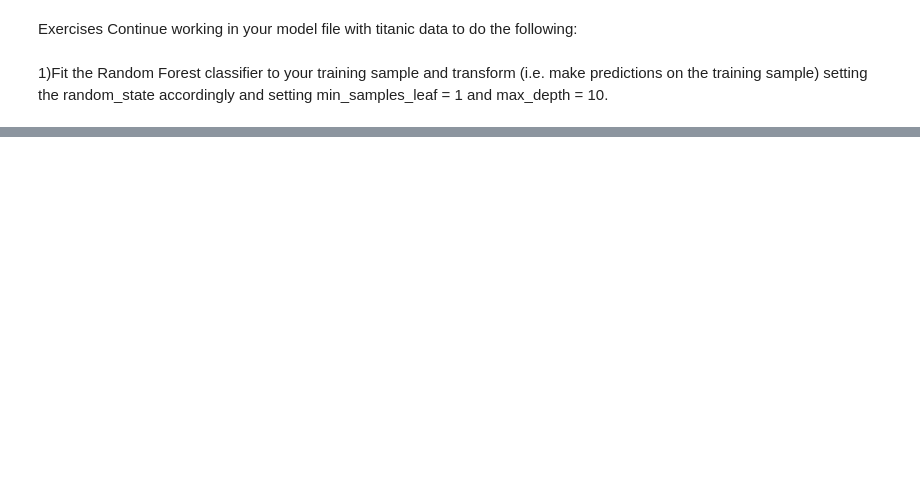
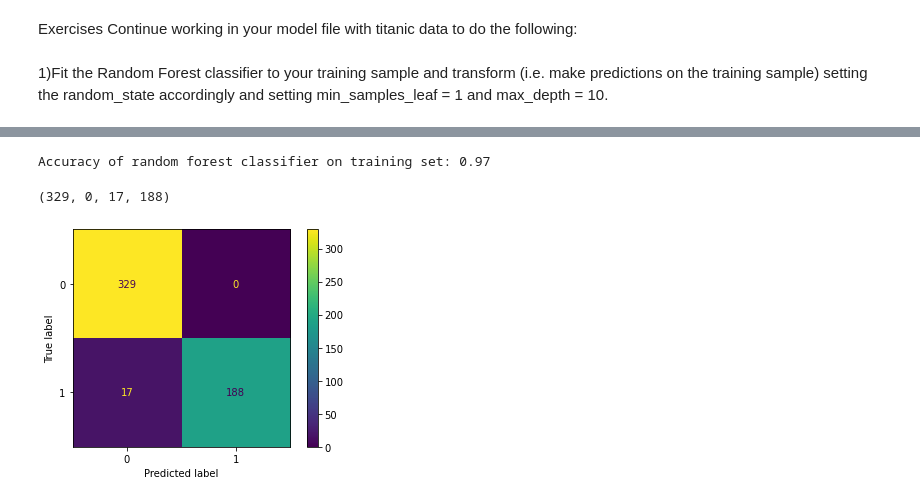
Before and after one commit to joe-bennett/classification-exercises, a Jupyter notebook: model.ipynb, the cells around one changed output, grey strips where cells are left out. Saved outputs shown, nothing was run; the diff lists cells and outputs as text; code cells hidden in the pictures; blank space fills up the shorter version.

```diff
--- a/model.ipynb
+++ b/model.ipynb
@@ -202,0 +227,2 @@ titanic_db
+# %%
+rf.fit(X_train, y_train)
@@ -202,0 +238,6 @@ titanic_db
+# %%
+#make predictions
+
+
+y_pred = rf.predict(X_train)
+y_pred
@@ -202,0 +276,7 @@ titanic_db
+# %%
+print('Accuracy of random forest classifier on training set: {:.2f}'
+     .format(rf.score(X_train, y_train)))
+# %% [output]
+Accuracy of random forest classifier on training set: 0.97
+# %%
+cm=(confusion_matrix(y_train,y_pred))
@@ -202,0 +285,11 @@ titanic_db
+# %%
+TN,FP, FN, TP
+# %% [output]
+(329, 0, 17, 188)
+# %%
+disp=ConfusionMatrixDisplay(confusion_matrix=cm,display_labels=rf.classes_)
+# %%
+disp.plot()
+plt.show()
+# %% [output]
+[figure, added]
```
Also changed, not shown: parts of 128 cells of this notebook, 1 other file.
